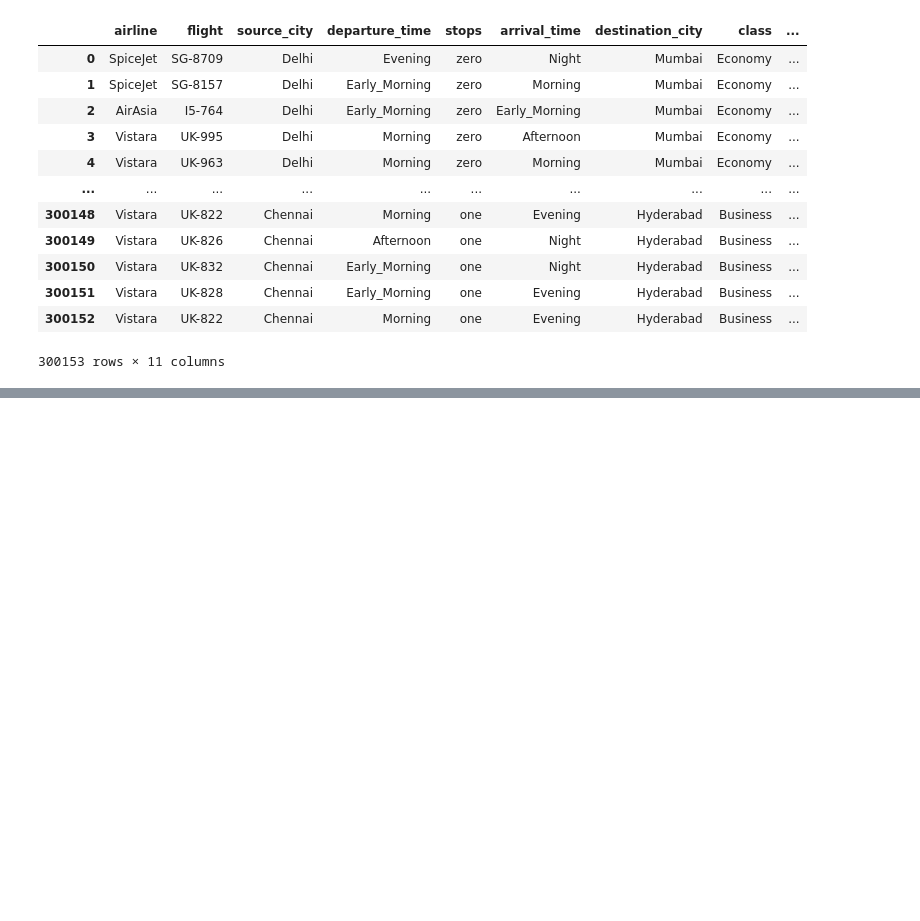
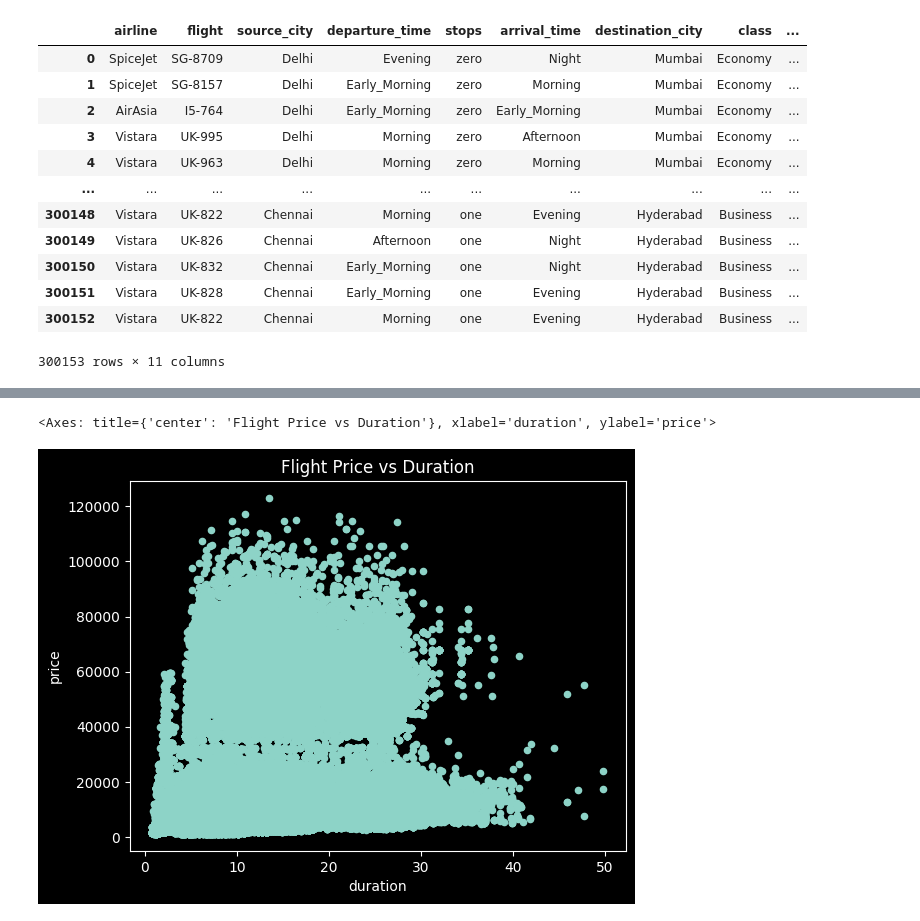
Before and after one commit to xyizko/xo-mathz, a Jupyter notebook: nb/yt-pandas-2.1.ipynb, the cells around one changed output, grey strips where cells are left out. Drawn from its saved outputs; the diff is of its cells as text; code cells hidden in the pictures; blank space fills up the shorter version.

```diff
--- a/nb/yt-pandas-2.1.ipynb
+++ b/nb/yt-pandas-2.1.ipynb
@@ -123,0 +167,6 @@ a1c
+# %%
+# Price vs Duration (if duration is numeric)
+a1c.plot(x='duration', y='price', kind='scatter', title='Flight Price vs Duration')
+# %% [output]
+<Axes: title={'center': 'Flight Price vs Duration'}, xlabel='duration', ylabel='price'>
+[figure, added]
```
Also changed, not shown: parts of 10 cells of this notebook.
